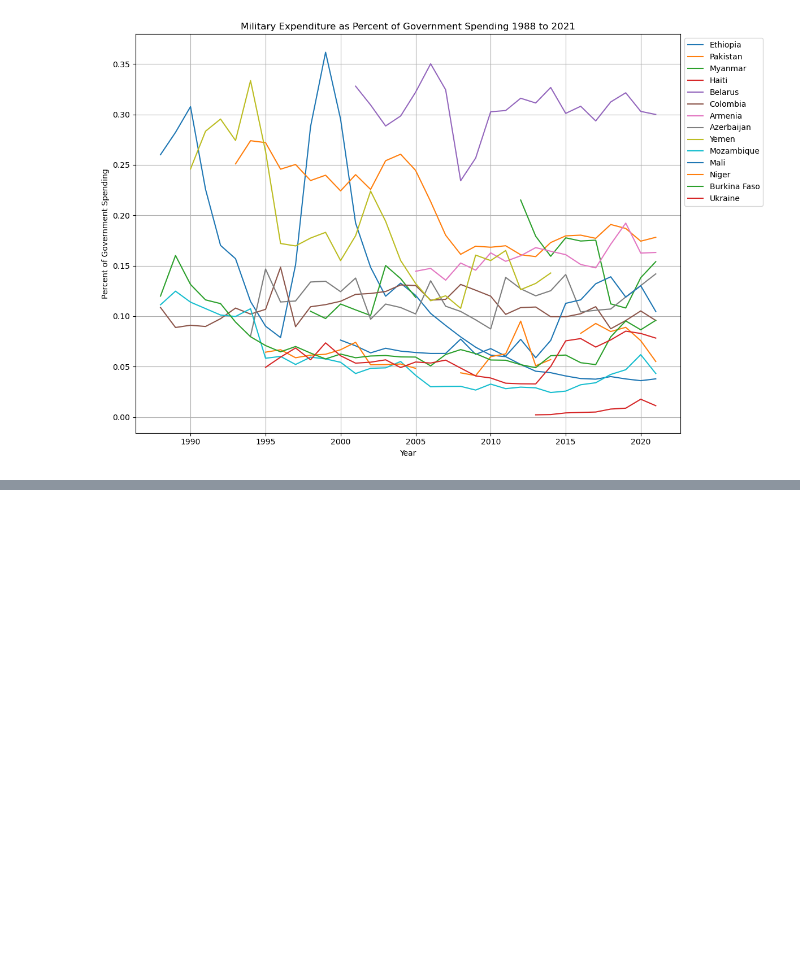
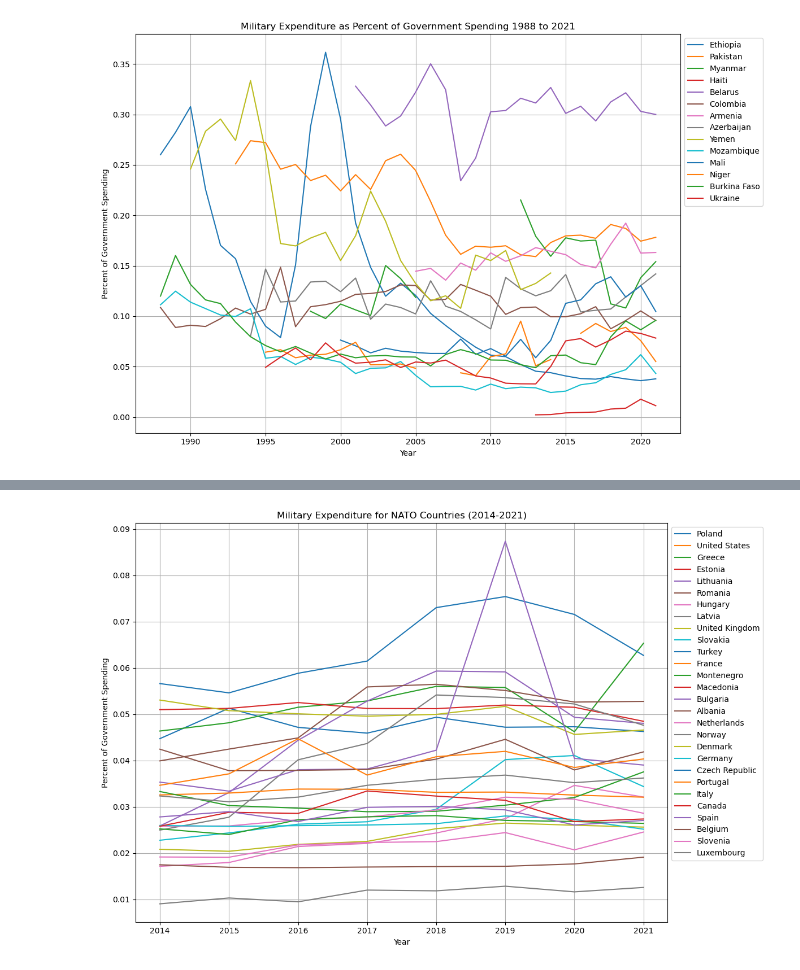
Before and after one commit to tralinde/military_expenditures, a Jupyter notebook: notebooks/EDA.ipynb, the cells around one changed output, grey strips where cells are left out. Cells and saved outputs as stored; diff of their text form; code cells hidden in the pictures; blank space fills up the shorter version.

```diff
--- a/notebooks/EDA.ipynb
+++ b/notebooks/EDA.ipynb
@@ -164,0 +191,30 @@ plt.show()
+# %%
+# Trying now to narrow df to years 2014-2021
+
+# Filter the DataFrame to include data from the years 2014 to 2021
+df_filtered = df.loc[(df['Year'] >= 2014) & (df['Year'] <= 2021)]
+
+# List of countries you want to select
+selected_countries = ['Poland', 'United States', 'Greece', 'Estonia', 'Lithuania', 'Romania', 'Hungary', 'Latvia', 'United Kingdom', 'Slovakia', 'Turkey', 'France', 'Montenegro', 'Macedonia', 'Bulgaria', 'Albania', 'Netherlands', 'Norway', 'Denmark', 'Germany', 'Czech Republic', 'Portugal', 'Italy', 'Canada', 'Spain', 'Belgium', 'Slovenia', 'Luxembourg']  # Replace these with the countries you want
+
+# Create a new DataFrame containing only the data for the selected countries and filtered years
+selected_df = df_filtered[df_filtered['Country'].isin(selected_countries)]
+
+# Create the line chart for selected countries
+plt.figure(figsize=(12, 8))
+for country in selected_countries:
+    country_data = selected_df[selected_df['Country'] == country]
+    plt.plot(country_data['Year'], country_data['Percent of Government Spending'], label=country)
+
+# Set labels and title
+plt.xlabel('Year')
+plt.ylabel('Percent of Government Spending')
+plt.title('Military Expenditure for NATO Countries (2014-2021)')
+plt.legend(loc='upper left', bbox_to_anchor=(1, 1))  # Legend outside the plot area
+plt.grid(True)
+plt.tight_layout()
+
+# Show the plot
+plt.show()
+# %% [output]
+[figure, added]
```
Also changed, not shown: parts of 1 cell of this notebook, 1 other file.
